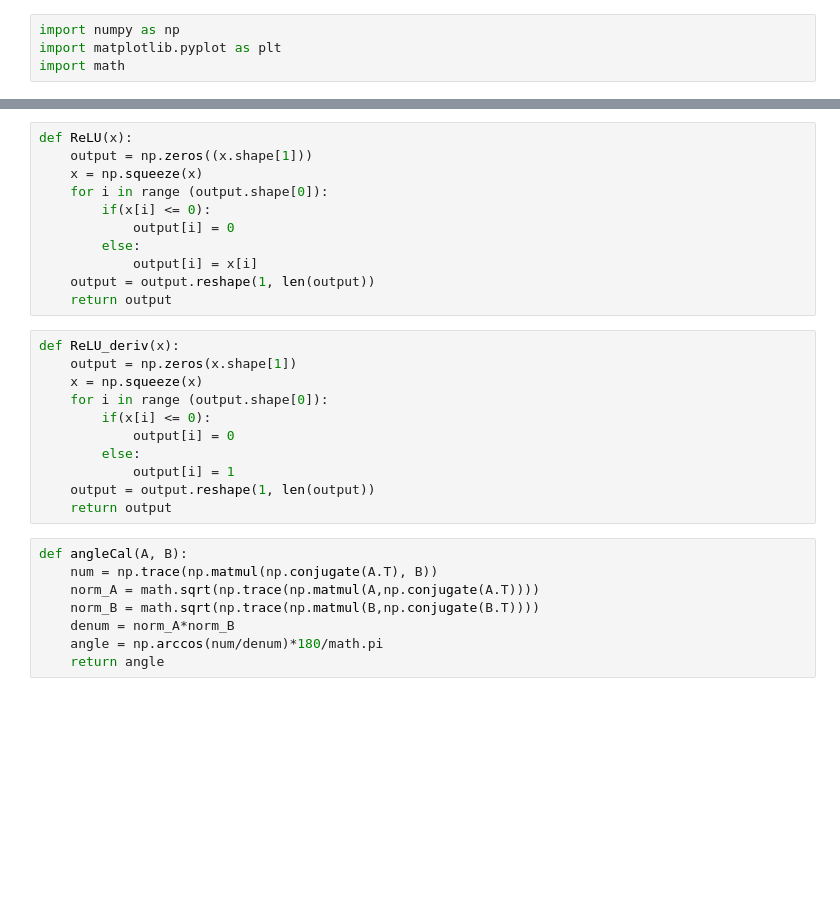
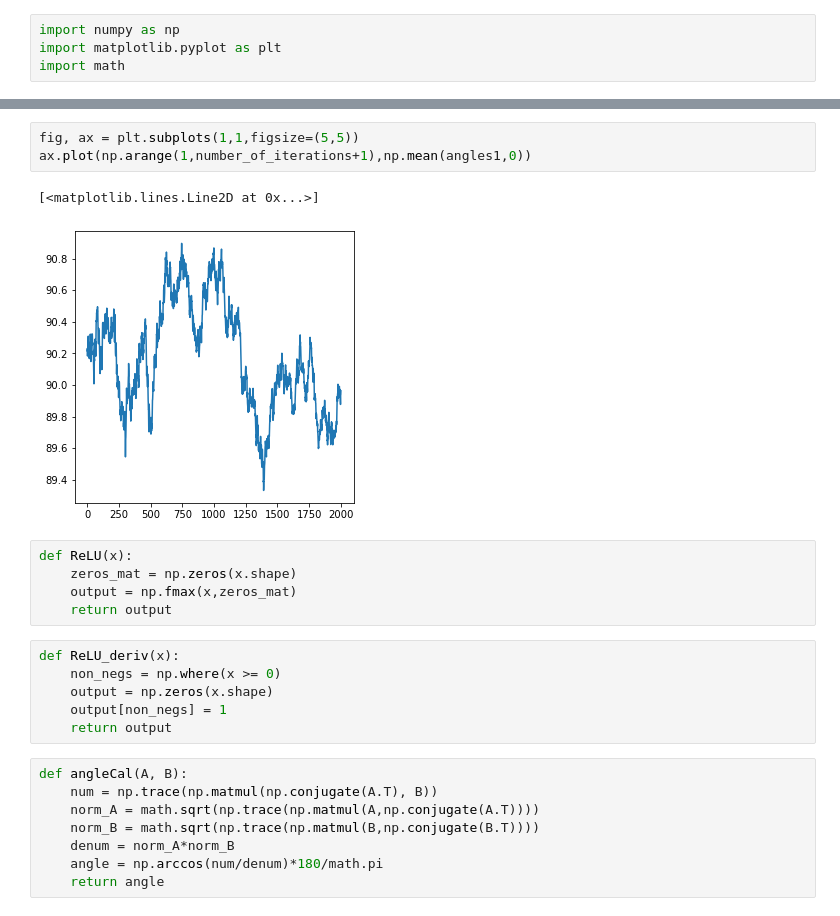
Before and after one commit to ARMINPAN/Advance-Neuroscience-FInal-Project, a Jupyter notebook: Main.ipynb, the cells around one changed output, grey strips where cells are left out. Drawn from its saved outputs; the diff is of its cells as text; blank space fills up the shorter version.

```diff
--- a/Main.ipynb
+++ b/Main.ipynb
@@ -50,24 +134,19 @@ ax.plot(np.arange(1,number_of_iterations+1),angles1)
+# %%
+fig, ax = plt.subplots(1,1,figsize=(5,5))
+ax.plot(np.arange(1,number_of_iterations+1),np.mean(angles1,0))
+# %% [output]
+[<matplotlib.lines.Line2D at 0x...>]
+[figure, added]
 # %%
 def ReLU(x):
-    output = np.zeros((x.shape[1]))
-    x = np.squeeze(x)
-    for i in range (output.shape[0]):
-        if(x[i] <= 0):
-            output[i] = 0
-        else:
-            output[i] = x[i]
-    output = output.reshape(1, len(output))
+    zeros_mat = np.zeros(x.shape)
+    output = np.fmax(x,zeros_mat)
     return output
 # %%
 def ReLU_deriv(x):
-    output = np.zeros(x.shape[1])
-    x = np.squeeze(x)
-    for i in range (output.shape[0]):
-        if(x[i] <= 0):
-            output[i] = 0
-        else:
-            output[i] = 1
-    output = output.reshape(1, len(output))
+    non_negs = np.where(x >= 0)
+    output = np.zeros(x.shape)
+    output[non_negs] = 1
     return output
 # %%
 def angleCal(A, B):
```
Also changed, not shown: parts of 7 cells of this notebook.
